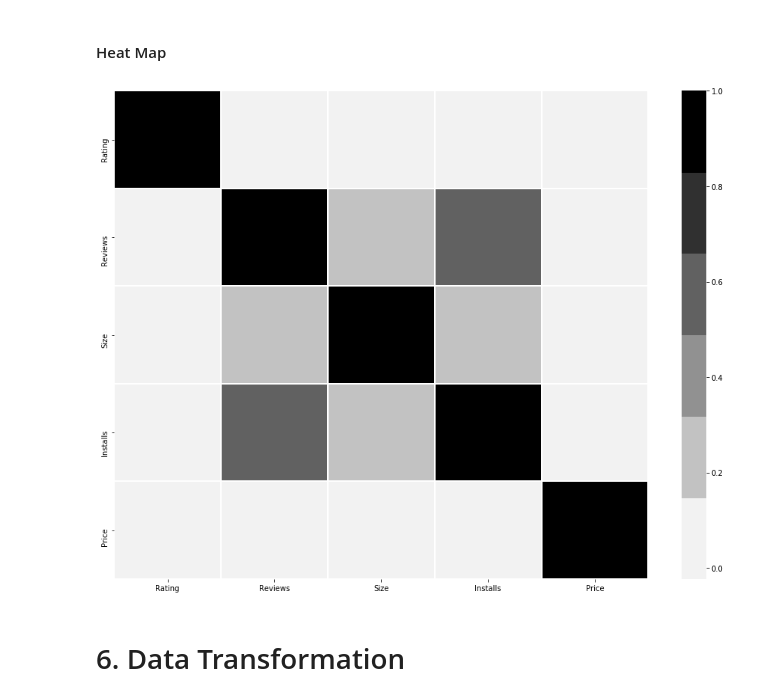
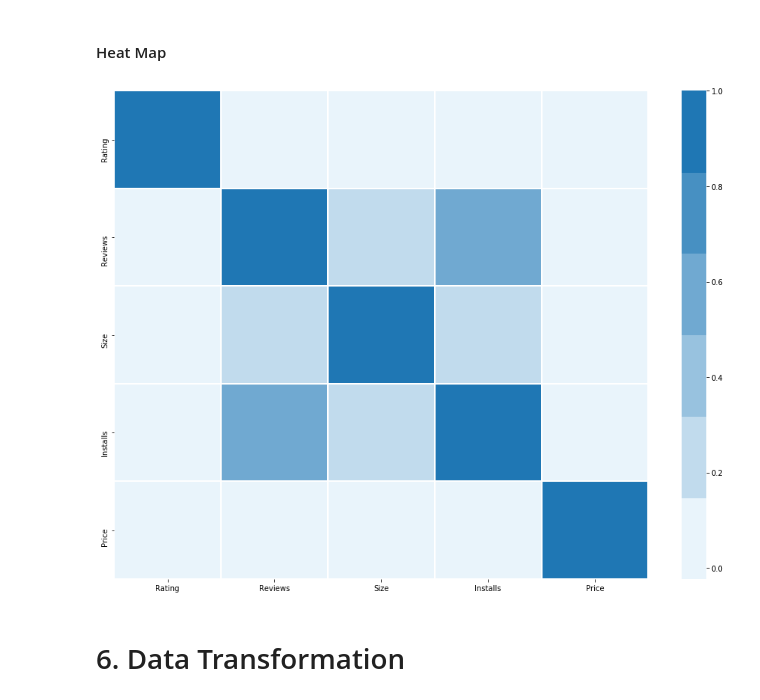
Before and after one commit to Logician724/play-store-analysis, a Jupyter notebook: notebook.ipynb, the cells around one changed output. Cells and saved outputs as stored; diff of their text form; code cells hidden in the pictures.

```diff
--- a/notebook.ipynb
+++ b/notebook.ipynb
@@ -360,11 +360,11 @@ _ = pd.plotting.scatter_matrix(apps_df[apps_df.describe().columns], figsize=(16,
 # %%
 plt.subplots(figsize=(16, 12))
 _ = sns.heatmap(
     apps_df[apps_df.describe().columns].corr(),
-    cmap = sns.light_palette('black'),
+    cmap = sns.light_palette((31 / 255, 119 / 255, 180 / 255)),
     linewidths = 1
 )
 # %% [output]
-[figure, old version]
+[figure, new version]
 # %% [markdown]
 # 6. Data Transformation
```
Also changed, not shown: parts of 4 cells of this notebook.
